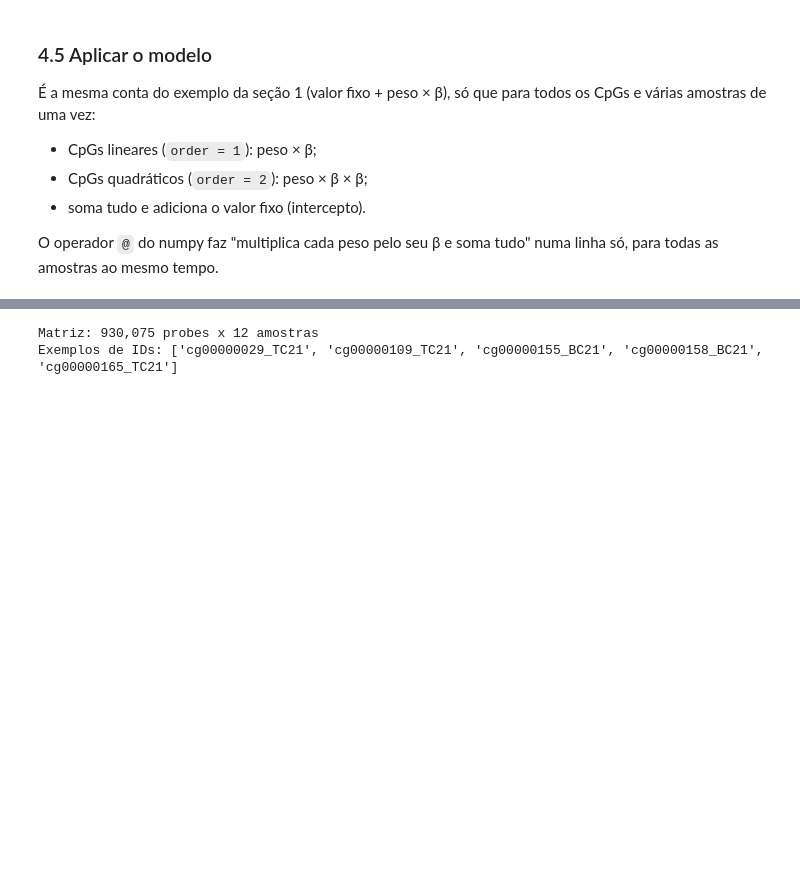
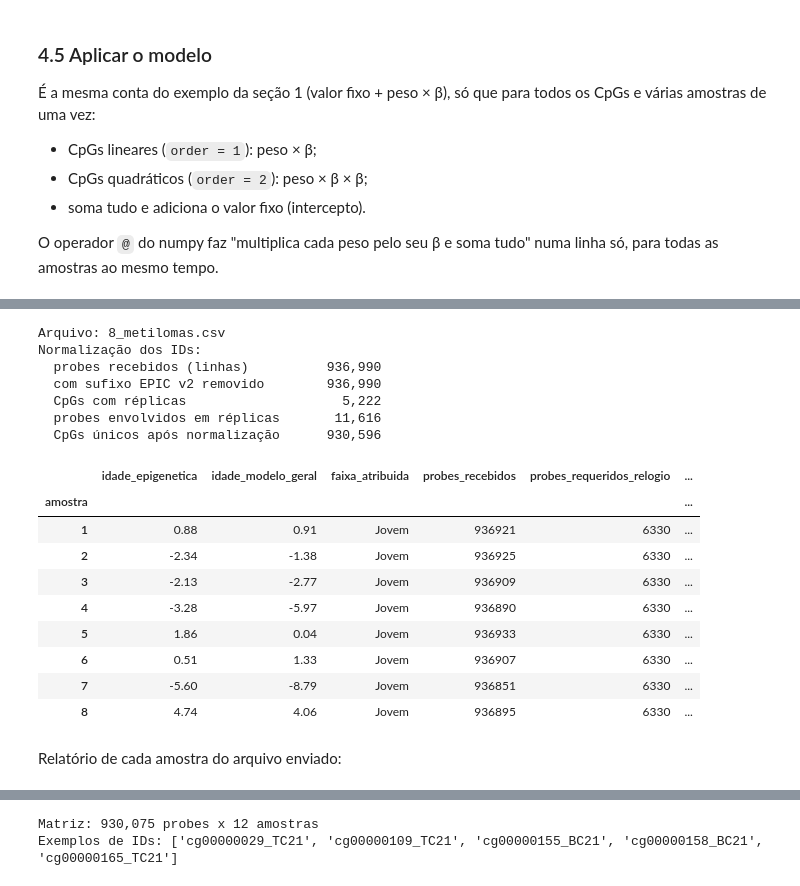
Before and after one commit to wrnsthetic/faculdade-atividade-3, a Jupyter notebook: notebooks/calculadora_idade_epigenetica.ipynb, the cells around one changed output, grey strips where cells are left out. Drawn from its saved outputs; the diff is of its cells as text; code cells hidden in the pictures; blank space fills up the shorter version.

```diff
--- a/notebooks/calculadora_idade_epigenetica.ipynb
+++ b/notebooks/calculadora_idade_epigenetica.ipynb
@@ -145,6 +152,7 @@ for destino, url in DOWNLOADS.items():
 
 # Parâmetros da calculadora
 LIMIAR_COBERTURA = 0.90  # abaixo disso o relatório emite alerta (não bloqueia)
+LIMIAR_SANGUE = 0.80     # correlação mínima com o perfil de sangue da S2 (alerta, não bloqueia)
 CORTE_JOVEM = 36         # idade_geral <= 36  -> modelo "Jovem"
 CORTE_IDOSO = 59         # idade_geral >= 59  -> modelo "Idoso"; entre os dois -> "Meia-idade"
 
@@ -454,12 +484,23 @@ def calcular_idade_epigenetica(fonte, verbose=True):
         for amostra in grupo.index:
             pres_espec[amostra] = p[amostra]
 
+    # Semelhança com sangue: correlação com o beta médio da população de treino (S2)
+    cpgs_relogio = MODELOS["Geral"]["cpgs"]
+    for m in MODELOS.values():
+        cpgs_relogio = cpgs_relogio.union(m["cpgs"])
+    corr_sangue = betas.reindex(cpgs_relogio).corrwith(MEDIA_BETA.reindex(cpgs_relogio))
+
     linhas = []
     for a in amostras:
         pg, pe = pres_geral[a], pres_espec[a]
         ausentes = sorted(set(pg.index[~pg]) | set(pe.index[~pe]))
         requeridos = pg.index.union(pe.index)
         cob_g, cob_e = pg.mean(), pe.mean()
+        alertas = []
+        if min(cob_g, cob_e) < LIMIAR_COBERTURA:
+            alertas.append("COBERTURA BAIXA")
+        if corr_sangue[a] < LIMIAR_SANGUE:
+            alertas.append("PERFIL DIFERENTE DE SANGUE")
         linhas.append({
             "amostra": a,
             "idade_epigenetica": idade_final[a],
@@ -472,7 +513,8 @@ def calcular_idade_epigenetica(fonte, verbose=True):
             "cobertura_geral_%": 100 * cob_g,
             "cobertura_especifico_%": 100 * cob_e,
             "imputacao_usada": len(ausentes) > 0,
-            "alerta": "COBERTURA BAIXA" if min(cob_g, cob_e) < LIMIAR_COBERTURA else "",
+            "correlacao_sangue": corr_sangue[a],
+            "alerta": "; ".join(alertas),
             "ausentes": ausentes,
         })
     relatorio = pd.DataFrame(linhas).set_index("amostra")
@@ -499,5 +541,9 @@ def imprimir_relatorio(relatorio, amostra, max_ausentes=10):
         print(f"Probes ausentes ({r['n_ausentes']}), imputados com o β médio da S2: {lista}")
     else:
         print("Probes ausentes: nenhum (imputação não foi necessária)")
-    if r["alerta"]:
+    print(f"{'Correlação com sangue de referência:':<38}{r['correlacao_sangue']:.3f}")
+    if "COBERTURA BAIXA" in r["alerta"]:
         print(f"ALERTA: cobertura abaixo de {LIMIAR_COBERTURA:.0%}; idade menos confiável.")
+    if "PERFIL DIFERENTE DE SANGUE" in r["alerta"]:
+        print(f"ALERTA: correlação com sangue abaixo de {LIMIAR_SANGUE}; a amostra não parece "
+              "sangue total e a idade provavelmente não é válida.")
@@ -503,0 +572,36 @@ def imprimir_relatorio(relatorio, amostra, max_ausentes=10):
+# %%
+ARQUIVO_LOCAL = DIR_AMOSTRAS / "8_metilomas.csv"  # usado só fora do Colab
+
+try:
+    from google.colab import files
+    enviados = files.upload()  # abre a janela para escolher o arquivo no computador
+    arquivo_usuario = Path(next(iter(enviados))) if enviados else None
+except ImportError:
+    arquivo_usuario = ARQUIVO_LOCAL if ARQUIVO_LOCAL.exists() else None
+
+if arquivo_usuario is None:
+    print("Nenhum arquivo enviado: esta seção foi pulada.")
+else:
+    print("Arquivo:", arquivo_usuario.name)
+    rel_usuario = calcular_idade_epigenetica(arquivo_usuario)
+    display(rel_usuario.drop(columns="ausentes").round(2))
+# %% [output]
+Arquivo: 8_metilomas.csv
+Normalização dos IDs:
+  probes recebidos (linhas)          936,990
+  com sufixo EPIC v2 removido        936,990
+  CpGs com réplicas                    5,222
+  probes envolvidos em réplicas       11,616
+  CpGs únicos após normalização      930,596
+|  | idade_epigenetica | idade_modelo_geral | faixa_atribuida | probes_recebidos | probes_requeridos_relogio | ... |
+| amostra |  |  |  |  |  | ... |
+| 1 | 0.88 | 0.91 | Jovem | 936921 | 6330 | ... |
+| 2 | -2.34 | -1.38 | Jovem | 936925 | 6330 | ... |
+| 3 | -2.13 | -2.77 | Jovem | 936909 | 6330 | ... |
+| 4 | -3.28 | -5.97 | Jovem | 936890 | 6330 | ... |
+| 5 | 1.86 | 0.04 | Jovem | 936933 | 6330 | ... |
+| 6 | 0.51 | 1.33 | Jovem | 936907 | 6330 | ... |
+| 7 | -5.60 | -8.79 | Jovem | 936851 | 6330 | ... |
+| 8 | 4.74 | 4.06 | Jovem | 936895 | 6330 | ... |
+# %% [markdown]
+Relatório de cada amostra do arquivo enviado:
```
Also changed, not shown: parts of 15 cells of this notebook, 2 other files.
